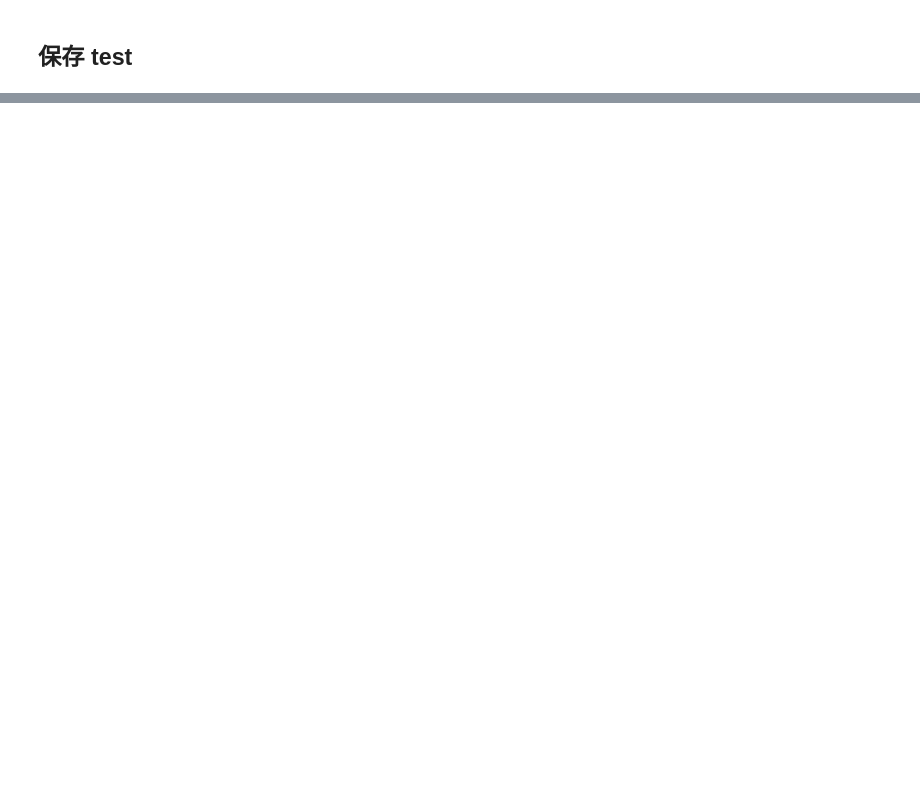
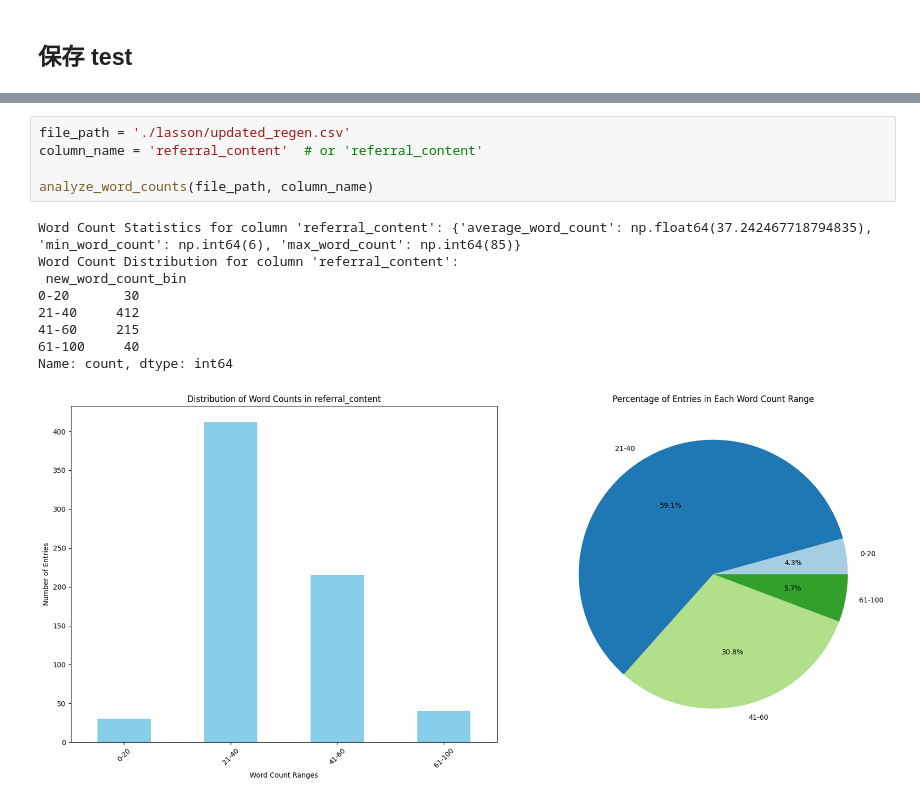
Before and after one commit to LassonLi/UOB_2024_LLM_EYE_HOSPTITAL, a Jupyter notebook: lasson_data_generation/process_txt_json_into_seed_task.ipynb, the cells around one changed output, grey strips where cells are left out. Cells and saved outputs as stored; diff of their text form; blank space fills up the shorter version.

```diff
--- a/lasson_data_generation/process_txt_json_into_seed_task.ipynb
+++ b/lasson_data_generation/process_txt_json_into_seed_task.ipynb
@@ -430,0 +522,15 @@ CSV data has been converted to JSONL format and saved to ../lasson_LLM/train_tes
+# %%
+file_path = './lasson/updated_regen.csv'
+column_name = 'referral_content'  # or 'referral_content'
+
+analyze_word_counts(file_path, column_name)
+# %% [output]
+Word Count Statistics for column 'referral_content': {'average_word_count': np.float64(37.242467718794835), 'min_word_count': np.int64(6), 'max_word_count': np.int64(85)}
+Word Count Distribution for column 'referral_content':
+ new_word_count_bin
+0-20       30
+21-40     412
+41-60     215
+61-100     40
+Name: count, dtype: int64
+[figure, added]
```
Also changed, not shown: parts of 13 cells of this notebook, 9 other files.
